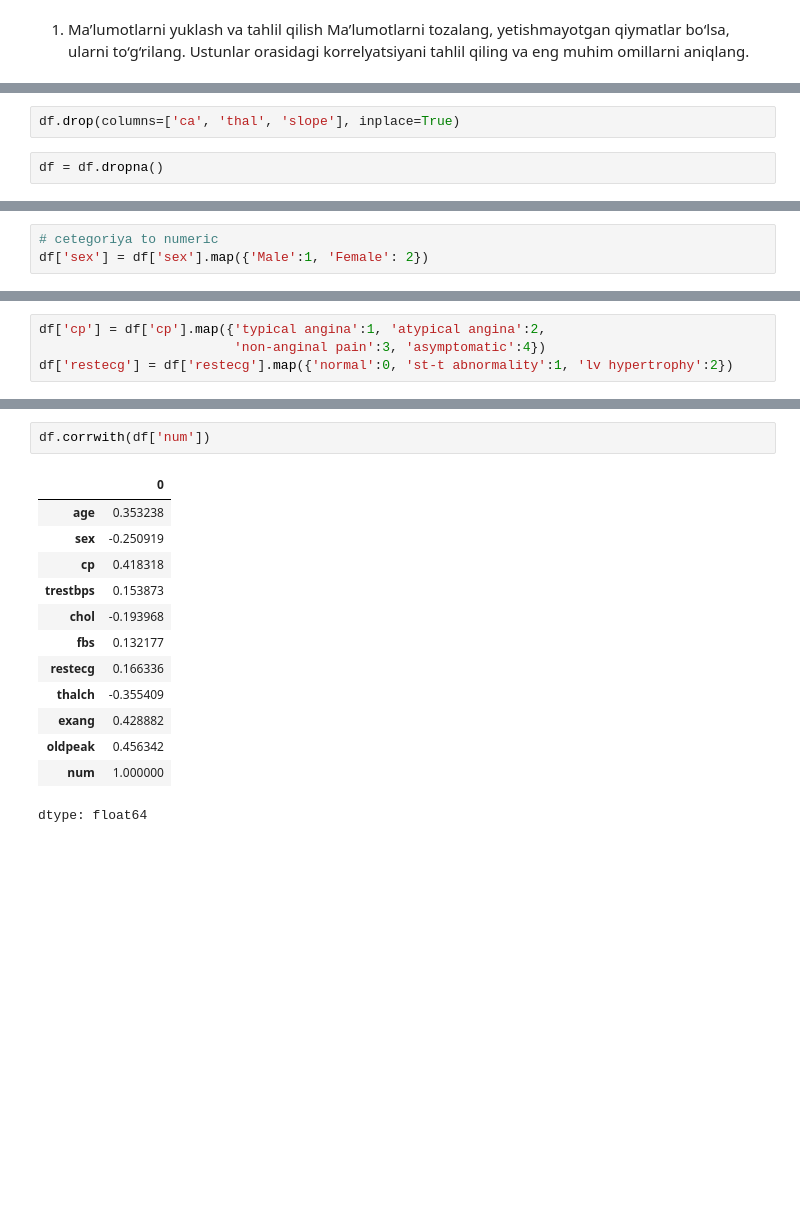
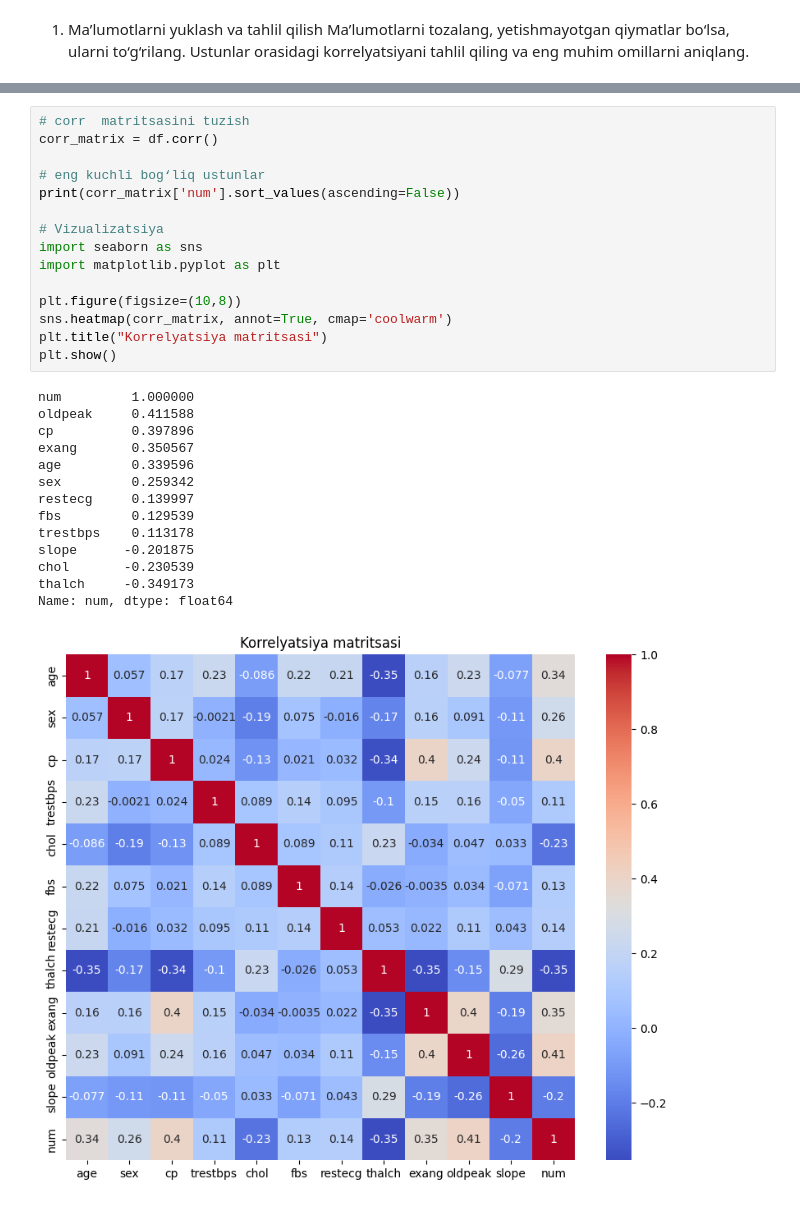
Before and after one commit to ulubeykhuja/Amaliyot, a Jupyter notebook: Копия_блокнота_"16_REGRESSIYA_16_18_YAKUNIY_AMALIY_VAZIFA_ipynb".ipynb, the cells around one changed output, grey strips where cells are left out. Saved outputs shown, nothing was run; the diff lists cells and outputs as text; blank space fills up the shorter version.

```diff
--- a/Копия_блокнота_"16_REGRESSIYA_16_18_YAKUNIY_AMALIY_VAZIFA_ipynb".ipynb
+++ b/Копия_блокнота_"16_REGRESSIYA_16_18_YAKUNIY_AMALIY_VAZIFA_ipynb".ipynb
@@ -160,4 +205,0 @@ dtype: float64
-# %%
-df.drop(columns=['ca', 'thal', 'slope'], inplace=True)
-# %%
-df = df.dropna()
@@ -188,3 +205,0 @@ array(['Male', 'Female'], dtype=object)
-# %%
-# cetegoriya to numeric
-df['sex'] = df['sex'].map({'Male':1, 'Female': 2})
@@ -195,4 +205,0 @@ array(['lv hypertrophy', 'normal', 'st-t abnormality'], dtype=object)
-# %%
-df['cp'] = df['cp'].map({'typical angina':1, 'atypical angina':2,
-                         'non-anginal pain':3, 'asymptomatic':4})
-df['restecg'] = df['restecg'].map({'normal':0, 'st-t abnormality':1, 'lv hypertrophy':2})
@@ -220,17 +206,31 @@ df.corr()
-# %%
-df.corrwith(df['num'])
-# %% [output]
-|  | 0 |
-| age | 0.353238 |
-| sex | -0.250919 |
-| cp | 0.418318 |
-| trestbps | 0.153873 |
-| chol | -0.193968 |
-| fbs | 0.132177 |
-| restecg | 0.166336 |
-| thalch | -0.355409 |
-| exang | 0.428882 |
-| oldpeak | 0.456342 |
-| num | 1.000000 |
-dtype: float64
+# %%
+# corr  matritsasini tuzish
+corr_matrix = df.corr()
+
+# eng kuchli bog‘liq ustunlar
+print(corr_matrix['num'].sort_values(ascending=False))
+
+# Vizualizatsiya
+import seaborn as sns
+import matplotlib.pyplot as plt
+
+plt.figure(figsize=(10,8))
+sns.heatmap(corr_matrix, annot=True, cmap='coolwarm')
+plt.title("Korrelyatsiya matritsasi")
+plt.show()
+# %% [output]
+num         1.000000
+oldpeak     0.411588
+cp          0.397896
+exang       0.350567
+age         0.339596
+sex         0.259342
+restecg     0.139997
+fbs         0.129539
+trestbps    0.113178
+slope      -0.201875
+chol       -0.230539
+thalch     -0.349173
+Name: num, dtype: float64
+[figure, added]
 # %% [markdown]
```
Also changed, not shown: parts of 30 cells of this notebook.
